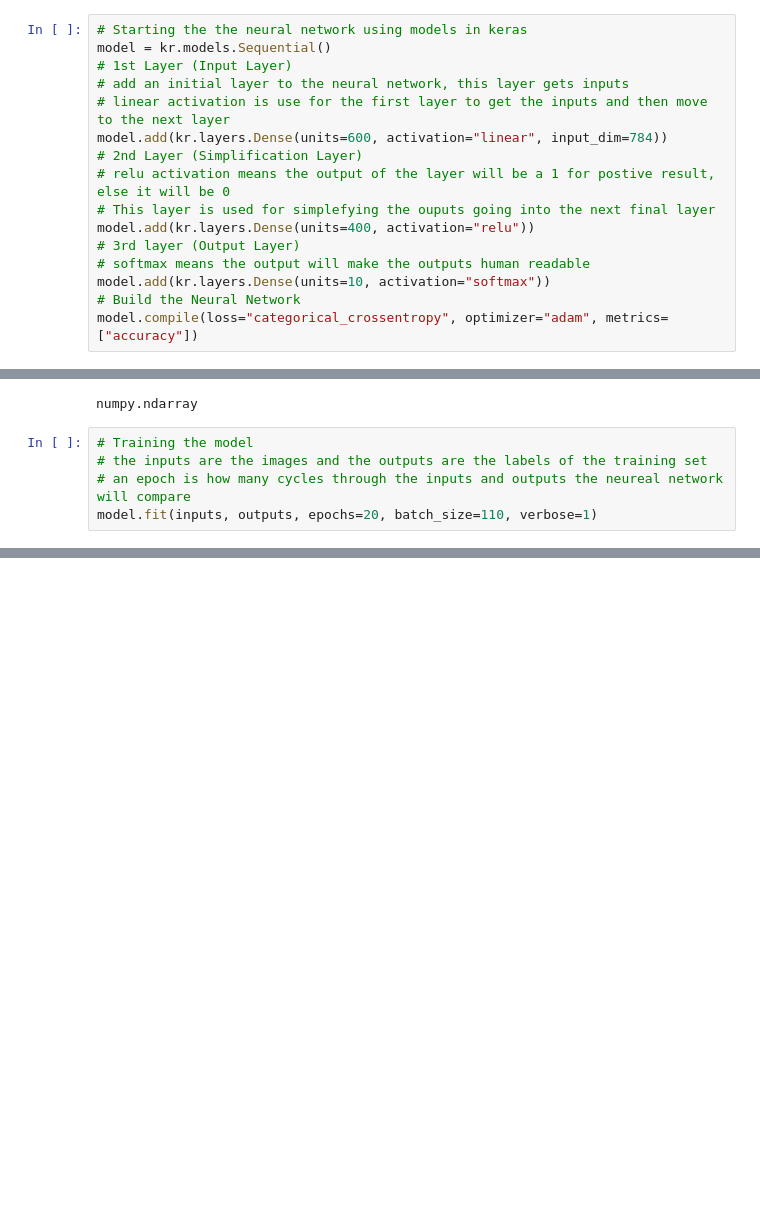
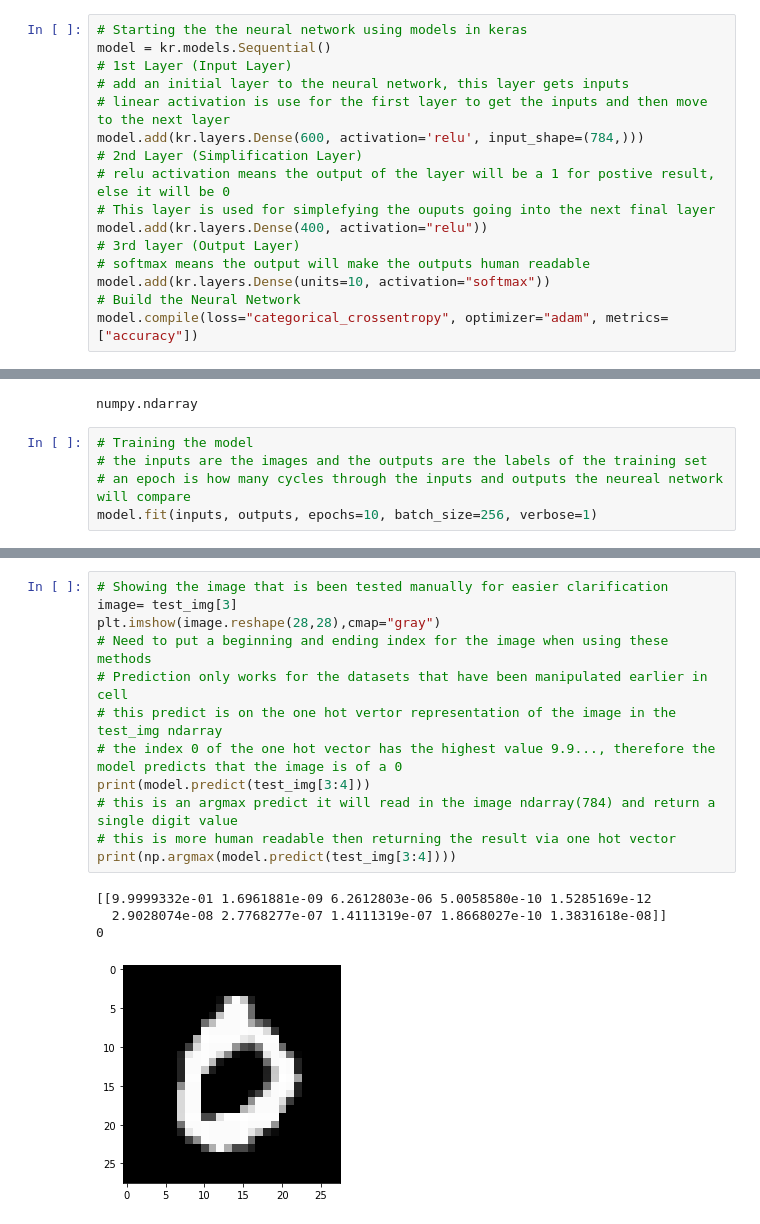
Before and after one commit to aaronBurns59/4th-year-emerging-technologies-project, a Jupyter notebook: model.ipynb, the cells around one changed output, grey strips where cells are left out. Drawn from its saved outputs; the diff is of its cells as text; blank space fills up the shorter version.

```diff
--- a/model.ipynb
+++ b/model.ipynb
@@ -106,11 +107,11 @@ model = kr.models.Sequential()
 # 1st Layer (Input Layer)
 # add an initial layer to the neural network, this layer gets inputs
 # linear activation is use for the first layer to get the inputs and then move to the next layer
-model.add(kr.layers.Dense(units=600, activation="linear", input_dim=784))
+model.add(kr.layers.Dense(600, activation='relu', input_shape=(784,)))
 # 2nd Layer (Simplification Layer)
 # relu activation means the output of the layer will be a 1 for postive result, else it will be 0
 # This layer is used for simplefying the ouputs going into the next final layer
-model.add(kr.layers.Dense(units=400, activation="relu"))
+model.add(kr.layers.Dense(400, activation="relu"))
 # 3rd layer (Output Layer)
 # softmax means the output will make the outputs human readable
 model.add(kr.layers.Dense(units=10, activation="softmax"))
@@ -131,7 +132,7 @@ numpy.ndarray
 # Training the model
 # the inputs are the images and the outputs are the labels of the training set
 # an epoch is how many cycles through the inputs and outputs the neureal network will compare
-model.fit(inputs, outputs, epochs=20, batch_size=110, verbose=1)
+model.fit(inputs, outputs, epochs=10, batch_size=256, verbose=1)
 # %% [output]
 WARNING:tensorflow:From C:\Users\Aaron\Anaconda3\lib\site-packages\keras\backend\tensorflow_backend.py:422: The name tf.global_variables is deprecated. Please use tf.compat.v1.global_variables instead ...
 
@@ -167,0 +172,17 @@ model.save("model.h5")
+# %%
+# Showing the image that is been tested manually for easier clarification
+image= test_img[3]
+plt.imshow(image.reshape(28,28),cmap="gray")
+# Need to put a beginning and ending index for the image when using these methods
+# Prediction only works for the datasets that have been manipulated earlier in cell
+# this predict is on the one hot vertor representation of the image in the test_img ndarray
+# the index 0 of the one hot vector has the highest value 9.9..., therefore the model predicts that the image is of a 0
+print(model.predict(test_img[3:4]))
+# this is an argmax predict it will read in the image ndarray(784) and return a single digit value
+# this is more human readable then returning the result via one hot vector
+print(np.argmax(model.predict(test_img[3:4])))
+# %% [output]
+[[9.9999332e-01 1.6961881e-09 6.2612803e-06 5.0058580e-10 1.5285169e-12
+  2.9028074e-08 2.7768277e-07 1.4111319e-07 1.8668027e-10 1.3831618e-08]]
+0
+[figure, added]
```
Also changed, not shown: parts of 9 cells of this notebook, 5 other files.
